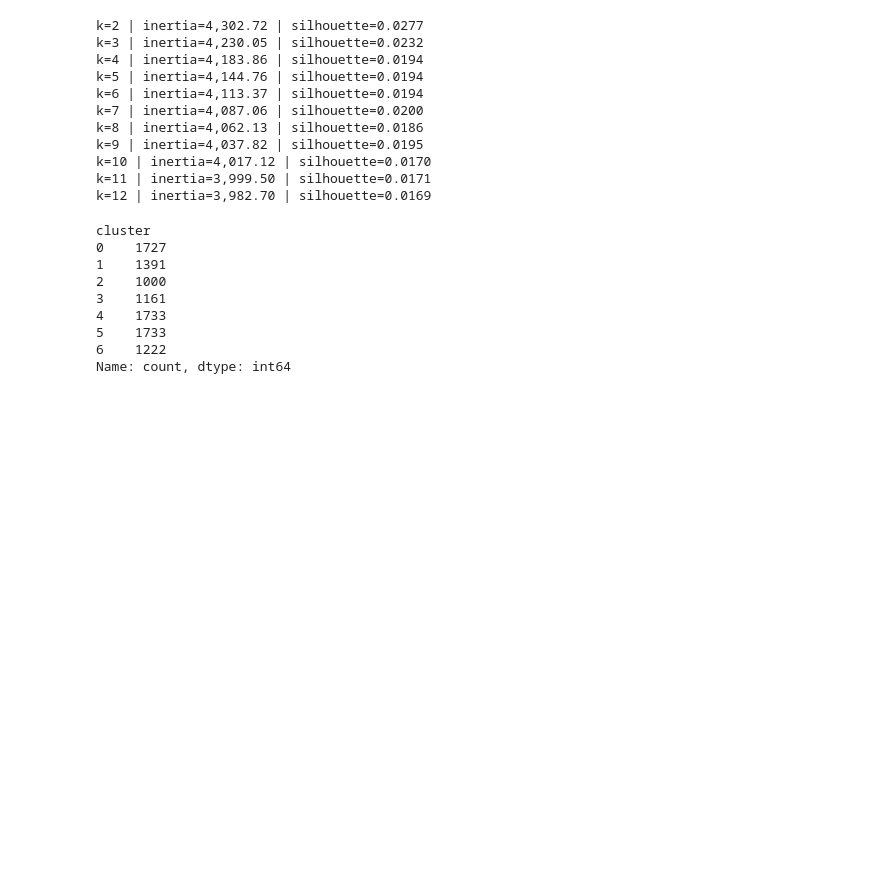
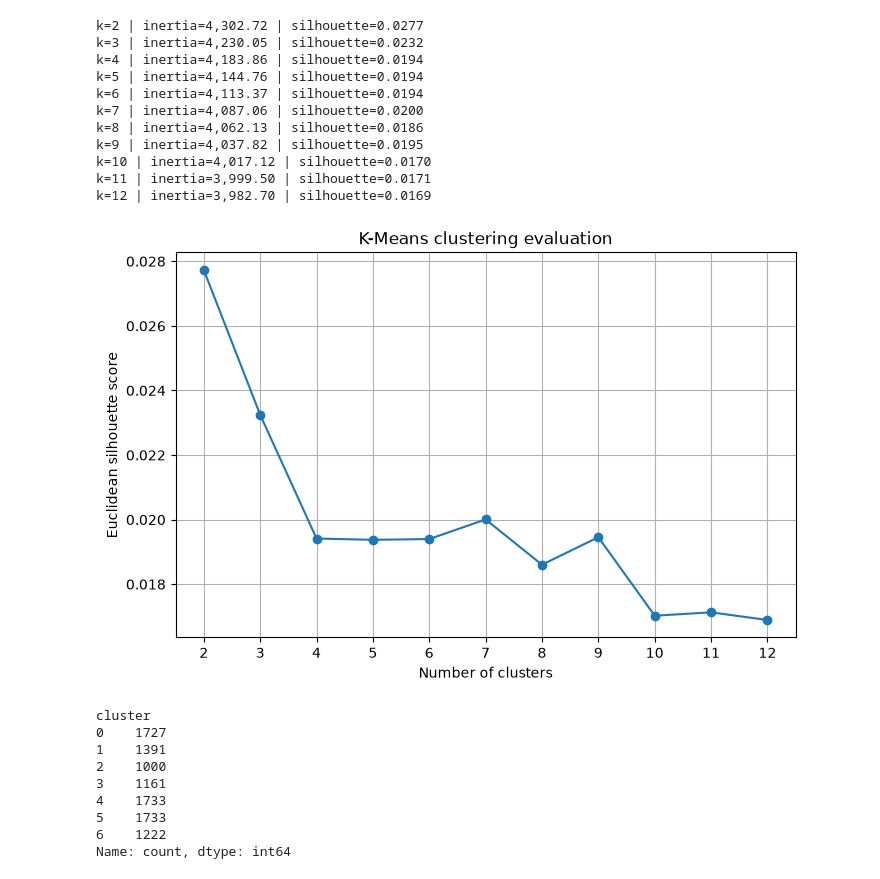
Before and after one commit to nikolabakic/IMDB_WEEK1_SIX, a Jupyter notebook: movie-embeddings-project/05_clusters_and_evals.ipynb, the cells around one changed output. Drawn from its saved outputs; the diff is of its cells as text; code cells hidden in the pictures; blank space fills up the shorter version.

```diff
--- a/movie-embeddings-project/05_clusters_and_evals.ipynb
+++ b/movie-embeddings-project/05_clusters_and_evals.ipynb
@@ -195,6 +192,19 @@ k=9 | inertia=4,037.82 | silhouette=0.0195
 k=10 | inertia=4,017.12 | silhouette=0.0170
 k=11 | inertia=3,999.50 | silhouette=0.0171
 k=12 | inertia=3,982.70 | silhouette=0.0169
+# %%
+import matplotlib.pyplot as plt
+
+plt.figure(figsize=(8, 5))
+plt.plot(k_values, silhouette_scores, marker="o")
+plt.xlabel("Number of clusters")
+plt.ylabel("Euclidean silhouette score")
+plt.title("K-Means clustering evaluation")
+plt.xticks(list(k_values))
+plt.grid()
+plt.show()
+# %% [output]
+[figure, added]
 # %%
 final_k = 7
 
```
Also changed, not shown: parts of 9 cells of this notebook.
